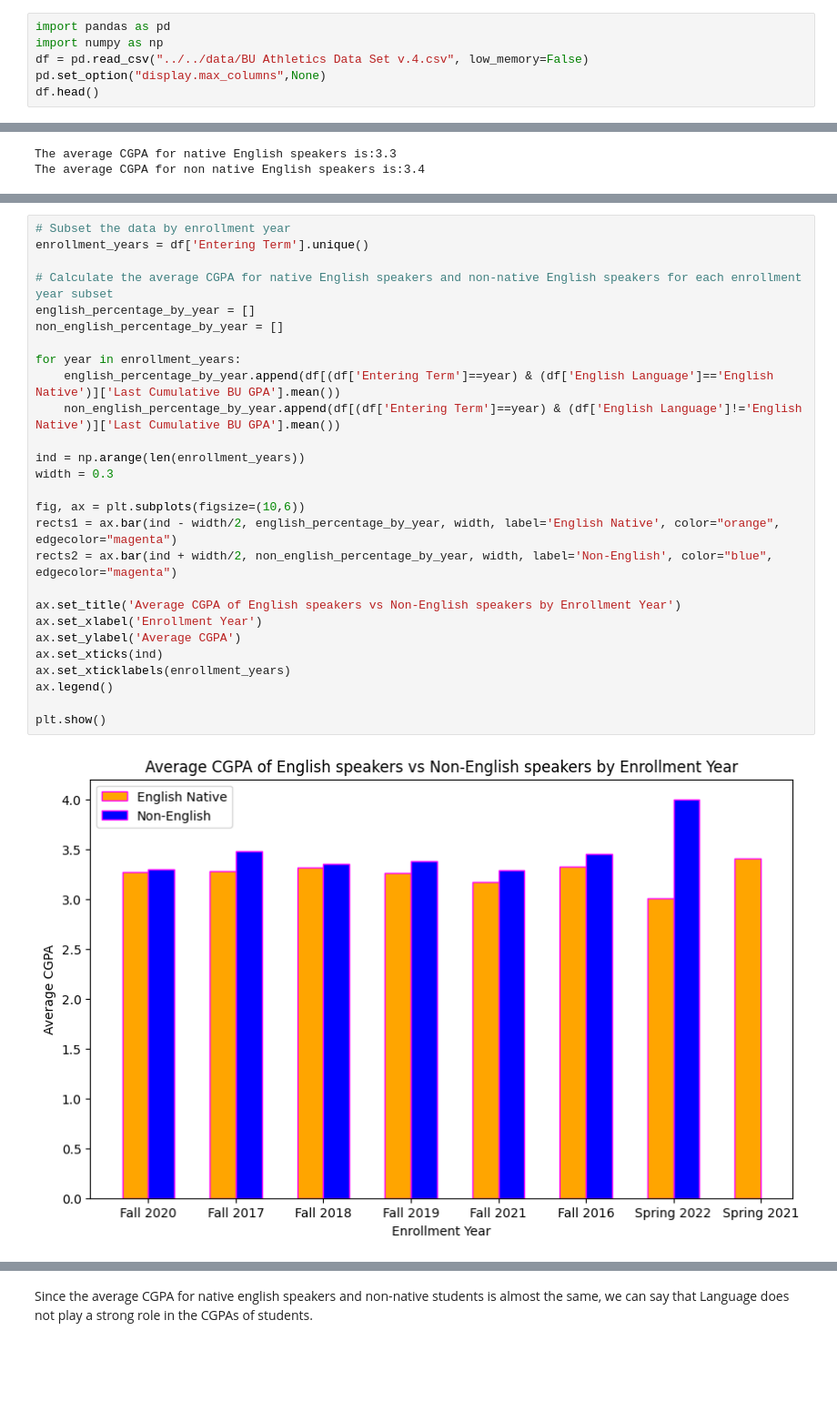
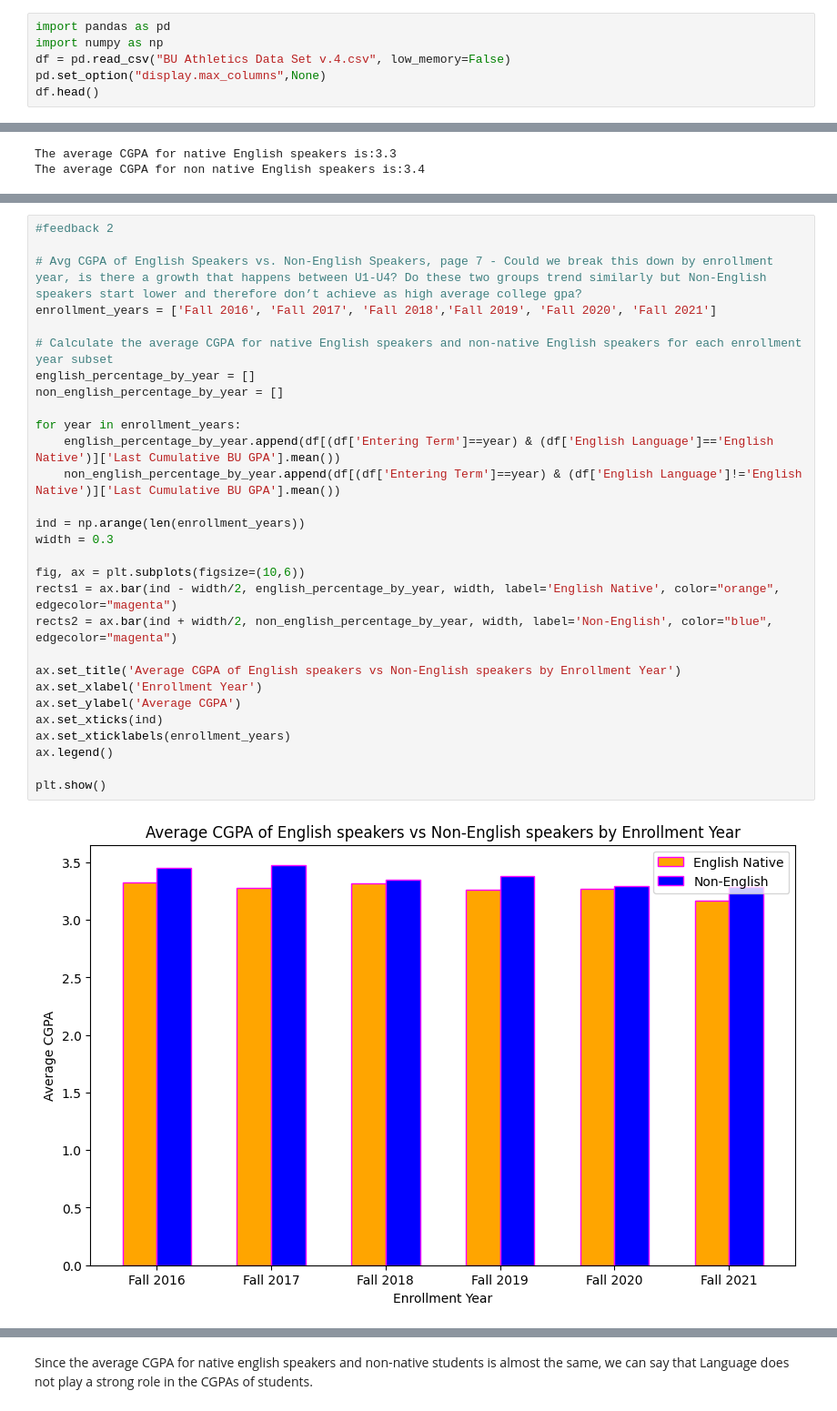
Before and after one commit to hanieljacob/Athlete-Performance-Analysis, a Jupyter notebook: Athlete-Performance.ipynb, the cells around one changed output, grey strips where cells are left out. Shown at 91% size. Drawn from its saved outputs; the diff is of its cells as text; blank space fills up the shorter version.

```diff
--- a/Athlete-Performance.ipynb
+++ b/Athlete-Performance.ipynb
@@ -3,7 +11,7 @@ Reading the CSV File
 # %%
 import pandas as pd
 import numpy as np
-df = pd.read_csv("../../data/BU Athletics Data Set v.4.csv", low_memory=False)
+df = pd.read_csv("BU Athletics Data Set v.4.csv", low_memory=False)
 pd.set_option("display.max_columns",None)
 df.head()
 # %% [output]
@@ -238,29 +363,31 @@ The average CGPA for non native English speakers is:3.4
 # %%
-# Subset the data by enrollment year
-enrollment_years = df['Entering Term'].unique()
+#feedback 2
+
+# Avg CGPA of English Speakers vs. Non-English Speakers, page 7 - Could we break this down by enrollment year, is there a growth that happens between U1-U4? Do these two groups trend similarly but Non-English speakers start lower and therefore don’t achieve as high average college gpa?
+enrollment_years = ['Fall 2016', 'Fall 2017', 'Fall 2018','Fall 2019', 'Fall 2020', 'Fall 2021']
 
 # Calculate the average CGPA for native English speakers and non-native English speakers for each enrollment year subset
 english_percentage_by_year = []
 non_english_percentage_by_year = []
 
 for year in enrollment_years:
     english_percentage_by_year.append(df[(df['Entering Term']==year) & (df['English Language']=='English Native')]['Last Cumulative BU GPA'].mean())
     non_english_percentage_by_year.append(df[(df['Entering Term']==year) & (df['English Language']!='English Native')]['Last Cumulative BU GPA'].mean())
 
 ind = np.arange(len(enrollment_years))
 width = 0.3
 
 fig, ax = plt.subplots(figsize=(10,6))
 rects1 = ax.bar(ind - width/2, english_percentage_by_year, width, label='English Native', color="orange", edgecolor="magenta")
 rects2 = ax.bar(ind + width/2, non_english_percentage_by_year, width, label='Non-English', color="blue", edgecolor="magenta")
 
 ax.set_title('Average CGPA of English speakers vs Non-English speakers by Enrollment Year')
 ax.set_xlabel('Enrollment Year')
 ax.set_ylabel('Average CGPA')
 ax.set_xticks(ind)
 ax.set_xticklabels(enrollment_years)
 ax.legend()
 
 plt.show()
 # %% [output]
-[figure, old version]
+[figure, new version]
```
Also changed, not shown: parts of 53 cells of this notebook.
